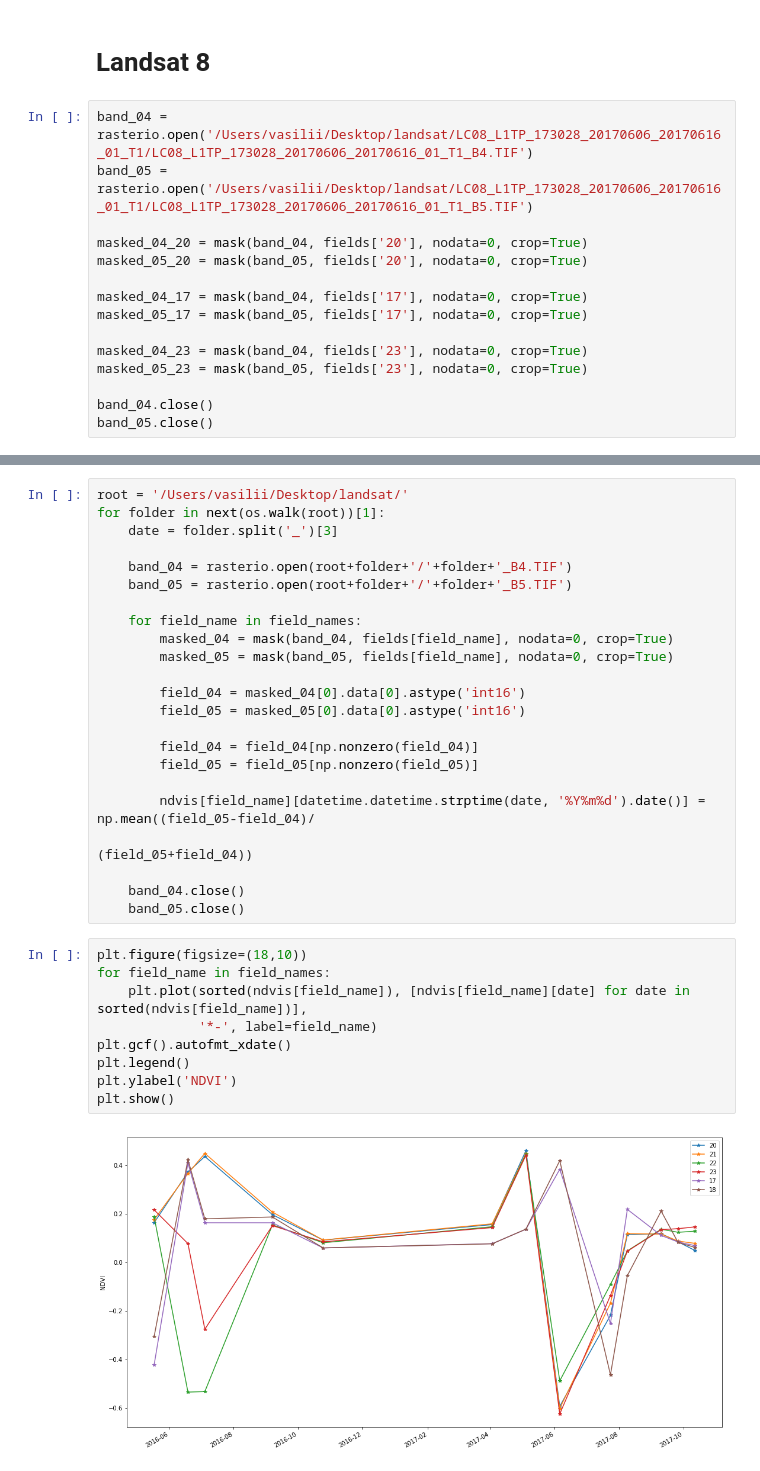
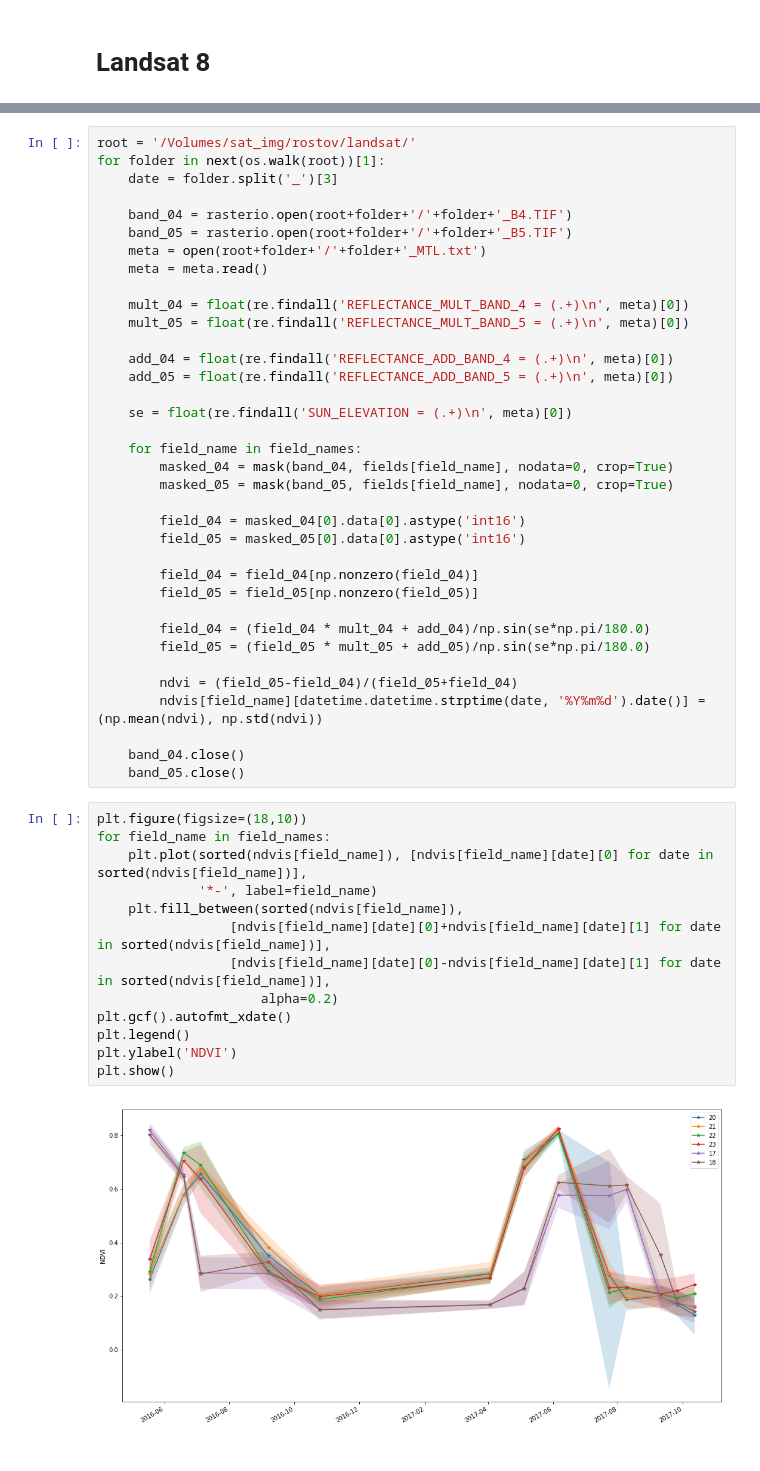
Before and after one commit to mosin26/agriculture, a Jupyter notebook: rostov.ipynb, the cells around one changed output, grey strips where cells are left out. Cells and saved outputs as stored; diff of their text form.

```diff
--- a/rostov.ipynb
+++ b/rostov.ipynb
@@ -104,17 +98,2 @@ date            Field 20        Field 21        Field 22        Field 23
 # %% [markdown]
 # Landsat 8
-# %%
-band_04 = rasterio.open('/Users/vasilii/Desktop/landsat/LC08_L1TP_173028_20170606_20170616_01_T1/LC08_L1TP_173028_20170606_20170616_01_T1_B4.TIF')
-band_05 = rasterio.open('/Users/vasilii/Desktop/landsat/LC08_L1TP_173028_20170606_20170616_01_T1/LC08_L1TP_173028_20170606_20170616_01_T1_B5.TIF')
-
-masked_04_20 = mask(band_04, fields['20'], nodata=0, crop=True)
-masked_05_20 = mask(band_05, fields['20'], nodata=0, crop=True)
-
-masked_04_17 = mask(band_04, fields['17'], nodata=0, crop=True)
-masked_05_17 = mask(band_05, fields['17'], nodata=0, crop=True)
-
-masked_04_23 = mask(band_04, fields['23'], nodata=0, crop=True)
-masked_05_23 = mask(band_05, fields['23'], nodata=0, crop=True)
-
-band_04.close()
-band_05.close()
@@ -144,10 +100,20 @@ plt.show()
 # %%
-root = '/Users/vasilii/Desktop/landsat/'
+root = '/Volumes/sat_img/rostov/landsat/'
 for folder in next(os.walk(root))[1]:
     date = folder.split('_')[3]
 
     band_04 = rasterio.open(root+folder+'/'+folder+'_B4.TIF')
     band_05 = rasterio.open(root+folder+'/'+folder+'_B5.TIF')
+    meta = open(root+folder+'/'+folder+'_MTL.txt')
+    meta = meta.read()
+
+    mult_04 = float(re.findall('REFLECTANCE_MULT_BAND_4 = (.+)\n', meta)[0])
+    mult_05 = float(re.findall('REFLECTANCE_MULT_BAND_5 = (.+)\n', meta)[0])
+
+    add_04 = float(re.findall('REFLECTANCE_ADD_BAND_4 = (.+)\n', meta)[0])
+    add_05 = float(re.findall('REFLECTANCE_ADD_BAND_5 = (.+)\n', meta)[0])
+
+    se = float(re.findall('SUN_ELEVATION = (.+)\n', meta)[0])
 
     for field_name in field_names:
         masked_04 = mask(band_04, fields[field_name], nodata=0, crop=True)
@@ -159,19 +125,26 @@ for folder in next(os.walk(root))[1]:
         field_04 = field_04[np.nonzero(field_04)]
         field_05 = field_05[np.nonzero(field_05)]
 
-        ndvis[field_name][datetime.datetime.strptime(date, '%Y%m%d').date()] = np.mean((field_05-field_04)/
-                                                                                         (field_05+field_04))
+        field_04 = (field_04 * mult_04 + add_04)/np.sin(se*np.pi/180.0)
+        field_05 = (field_05 * mult_05 + add_05)/np.sin(se*np.pi/180.0)
+
+        ndvi = (field_05-field_04)/(field_05+field_04)
+        ndvis[field_name][datetime.datetime.strptime(date, '%Y%m%d').date()] = (np.mean(ndvi), np.std(ndvi))
 
     band_04.close()
     band_05.close()
 # %%
 plt.figure(figsize=(18,10))
 for field_name in field_names:
-    plt.plot(sorted(ndvis[field_name]), [ndvis[field_name][date] for date in sorted(ndvis[field_name])],
+    plt.plot(sorted(ndvis[field_name]), [ndvis[field_name][date][0] for date in sorted(ndvis[field_name])],
              '*-', label=field_name)
+    plt.fill_between(sorted(ndvis[field_name]),
+                 [ndvis[field_name][date][0]+ndvis[field_name][date][1] for date in sorted(ndvis[field_name])],
+                 [ndvis[field_name][date][0]-ndvis[field_name][date][1] for date in sorted(ndvis[field_name])],
+                     alpha=0.2)
 plt.gcf().autofmt_xdate()
 plt.legend()
 plt.ylabel('NDVI')
 plt.show()
 # %% [output]
-[figure, old version]
+[figure, new version]
```
Also changed, not shown: parts of 9 cells of this notebook, 1 other file.
